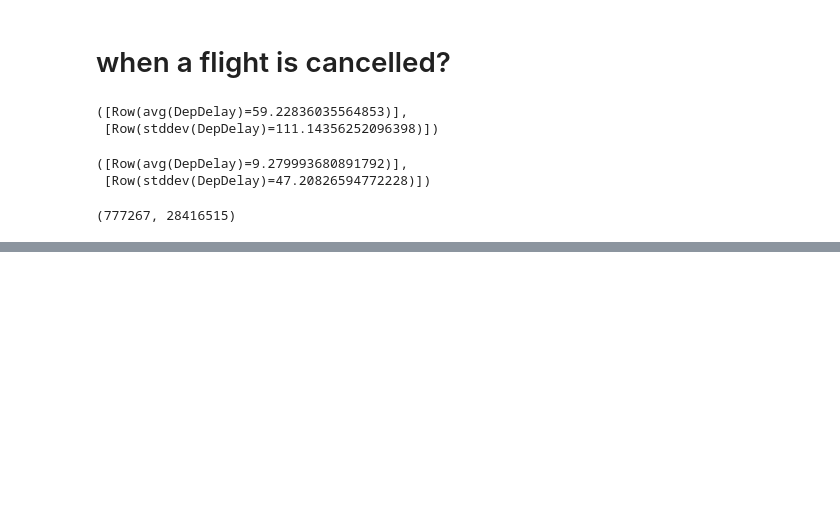
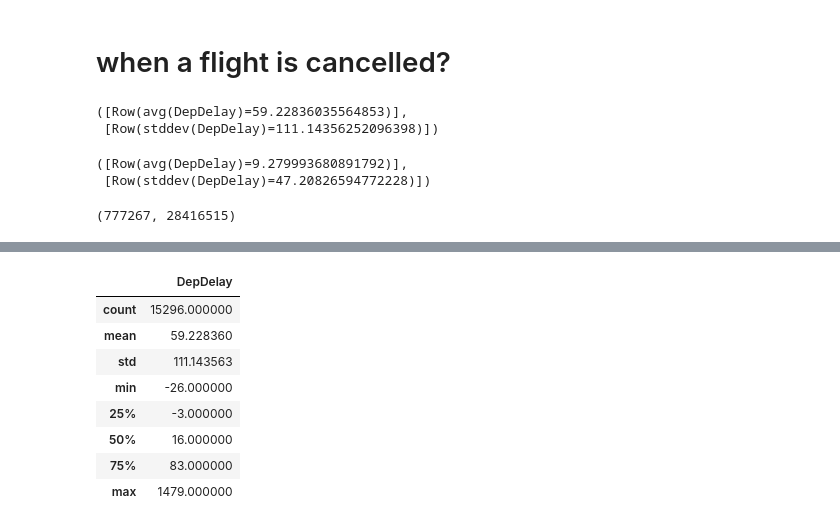
Before and after one commit to lui91/data-lakehouse, a Jupyter notebook: notebooks/pyspark_flight_analysis.ipynb, the cells around one changed output, grey strips where cells are left out. Cells and saved outputs as stored; diff of their text form; code cells hidden in the pictures; blank space fills up the shorter version.

```diff
--- a/notebooks/pyspark_flight_analysis.ipynb
+++ b/notebooks/pyspark_flight_analysis.ipynb
@@ -316,0 +332,12 @@ TypeError: scatter() missing 2 required positional arguments: 'x' and 'y'
+# %%
+df_cancelled.describe()
+# %% [output]
+|  | DepDelay |
+| count | 15296.000000 |
+| mean | 59.228360 |
+| std | 111.143563 |
+| min | -26.000000 |
+| 25% | -3.000000 |
+| 50% | 16.000000 |
+| 75% | 83.000000 |
+| max | 1479.000000 |
```
Also changed, not shown: parts of 20 cells of this notebook.
